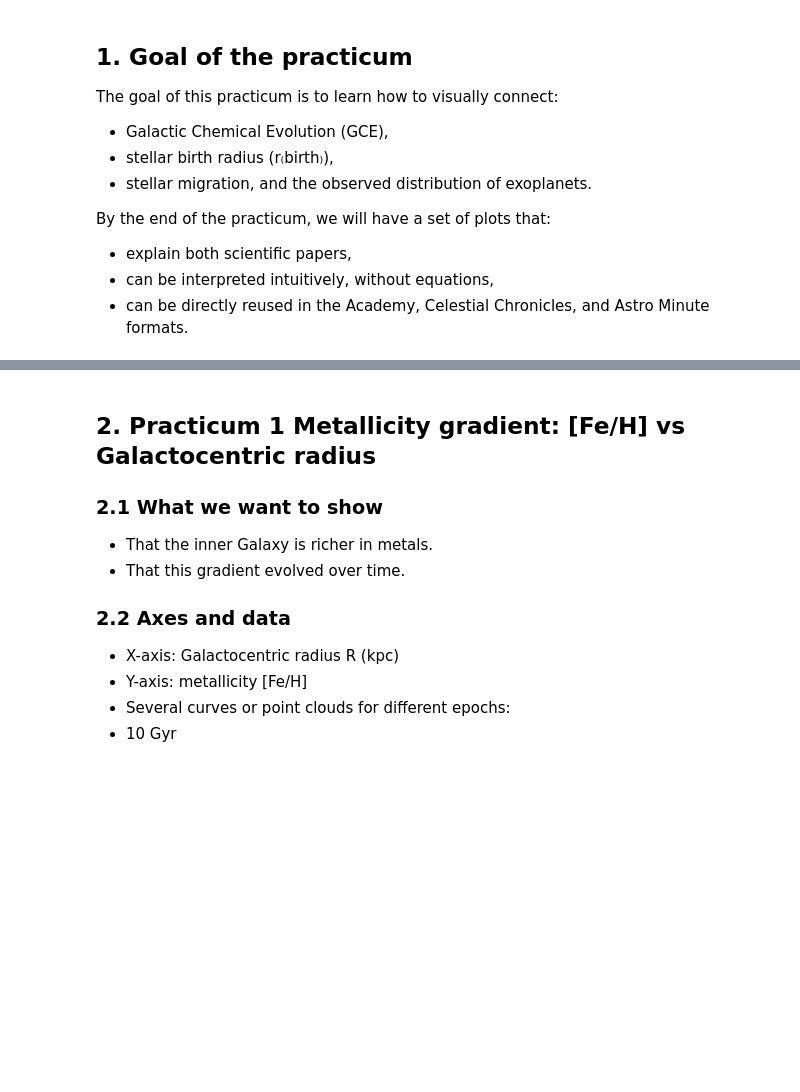
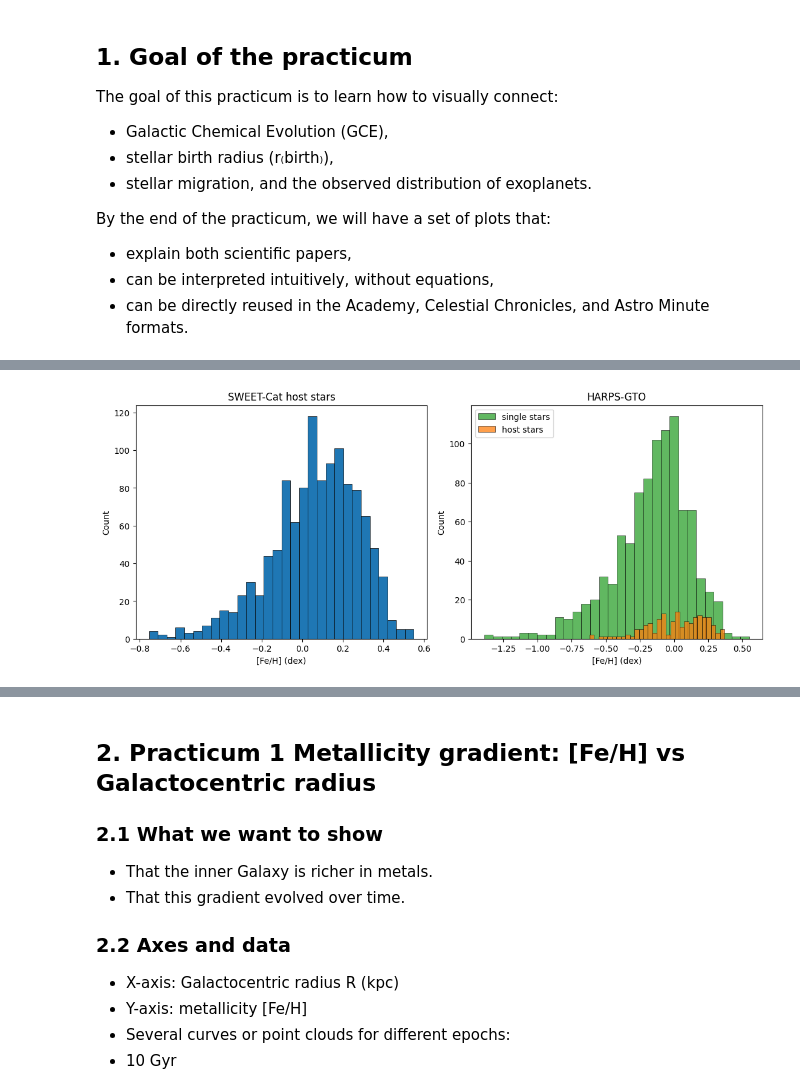
Before and after one commit to stellar-attractor/attractor-lab, a Jupyter notebook: topics/TOP_0001_exoplanet_birth_radius/notebooks/ACAP_001_EN.ipynb, the cells around one changed output, grey strips where cells are left out. Cells and saved outputs as stored; diff of their text form; code cells hidden in the pictures; blank space fills up the shorter version.

Commit message:
ACAP: move computations to practicum, add ages, GCE models, r_birth products

```diff
--- a/topics/TOP_0001_exoplanet_birth_radius/notebooks/ACAP_001_EN.ipynb
+++ b/topics/TOP_0001_exoplanet_birth_radius/notebooks/ACAP_001_EN.ipynb
@@ -14,0 +259,98 @@ By the end of the practicum, we will have a set of plots that:
+# %%
+import re
+from pathlib import Path
+import pandas as pd
+import matplotlib.pyplot as plt
+from astroquery.vizier import Vizier
+
+# ---------- helpers ----------
+def canon_name(x: str) -> str:
+    if pd.isna(x):
+        return ""
+    s = str(x).strip().lower()
+    s = s.replace("–", "-").replace("—", "-")
+    s = re.sub(r"\(.*?\)", "", s)
+    s = re.sub(r"\s+", " ", s)
+    s = re.sub(r"[^a-z0-9+\- ]", "", s)
+    s = s.replace(" ", "")
+    return s
+
+def find_project_root():
+    cwd = Path.cwd()
+    for parent in [cwd] + list(cwd.parents):
+        if (parent / "topics").exists():
+            return parent
+    raise RuntimeError("Project root not found (folder 'topics' not found).")
+
+# ---------- load SWEET + NEA ----------
+project_root = find_project_root()
+topic_root = project_root / "topics/TOP_0001_exoplanet_birth_radius"
+sweet_path = topic_root / "data/raw/sweetcat.csv"
+nea_path   = topic_root / "data/raw/nea_ps_default_flag_1.csv"
+
+sweet = pd.read_csv(sweet_path)
+nea   = pd.read_csv(nea_path)
+
+sweet_hosts = sweet[sweet["SWFlag"] == 1].copy()
+sweet_hosts = sweet_hosts[["Teff", "Logg", "[Fe/H]"]].dropna()
+
+# NEA host name column (обычно hostname)
+host_col = None
+for c in ["hostname", "pl_hostname", "sy_name", "star_name", "host_name", "host"]:
+    if c in nea.columns:
+        host_col = c
+        break
+if host_col is None:
+    raise ValueError(f"NEA host-name column not found. NEA columns: {list(nea.columns)}")
+
+nea_hosts = set(nea[host_col].dropna().map(canon_name).tolist())
+
+# ---------- load HARPS from Vizier ----------
+Vizier.ROW_LIMIT = -1
+harps = Vizier.get_catalogs("J/A+A/545/A32")[0].to_pandas()  # table45
+# columns include: Teff, logg, [Fe/H], Star, SimbadName
+
+harps = harps.dropna(subset=["Teff", "logg", "[Fe/H]"]).copy()
+harps["name1"] = harps["SimbadName"].map(canon_name)
+harps["name2"] = harps["Star"].map(canon_name)
+harps["is_host"] = harps["name1"].isin(nea_hosts) | harps["name2"].isin(nea_hosts)
+
+harps_host   = harps[harps["is_host"]]
+harps_single = harps[~harps["is_host"]]
+
+# ---------- plot: [Fe/H] histograms ----------
+fig, axes = plt.subplots(1, 2, figsize=(11, 4.6), constrained_layout=True)
+
+bins = 30  # можно 25-40; 30 обычно хорошо
+
+# Left: SWEET-Cat hosts
+axes[0].hist(sweet_hosts["[Fe/H]"], bins=bins, edgecolor="k", linewidth=0.5)
+axes[0].set_title("SWEET-Cat host stars")
+axes[0].set_xlabel("[Fe/H] (dex)")
+axes[0].set_ylabel("Count")
+
+# Right: HARPS-GTO single vs host
+axes[1].hist(harps_single["[Fe/H]"], bins=bins, edgecolor="k", linewidth=0.5,
+             alpha=0.75, label="single stars")
+axes[1].hist(harps_host["[Fe/H]"], bins=bins, edgecolor="k", linewidth=0.5,
+             alpha=0.75, label="host stars")
+
+# перекрасим под твою схему (зелёный/оранжевый)
+# (matplotlib по умолчанию красит сам; чтобы строго как надо — зададим цвет)
+axes[1].cla()
+axes[1].hist(harps_single["[Fe/H]"], bins=bins, color="tab:green",
+             edgecolor="k", linewidth=0.5, alpha=0.75, label="single stars")
+axes[1].hist(harps_host["[Fe/H]"], bins=bins, color="tab:orange",
+             edgecolor="k", linewidth=0.5, alpha=0.75, label="host stars")
+
+axes[1].set_title("HARPS-GTO")
+axes[1].set_xlabel("[Fe/H] (dex)")
+axes[1].set_ylabel("Count")
+axes[1].legend(loc="upper left")
+
+save_fig("Figure_2")
+plt.show()
+
+print("SWEET hosts:", len(sweet_hosts))
+print("HARPS host:", len(harps_host), "HARPS single:", len(harps_single))
+# %% [output]
@@ -14,0 +358 @@ By the end of the practicum, we will have a set of plots that:
+[figure, added]
```
Also changed, not shown: parts of 26 cells of this notebook, 9 other files.
